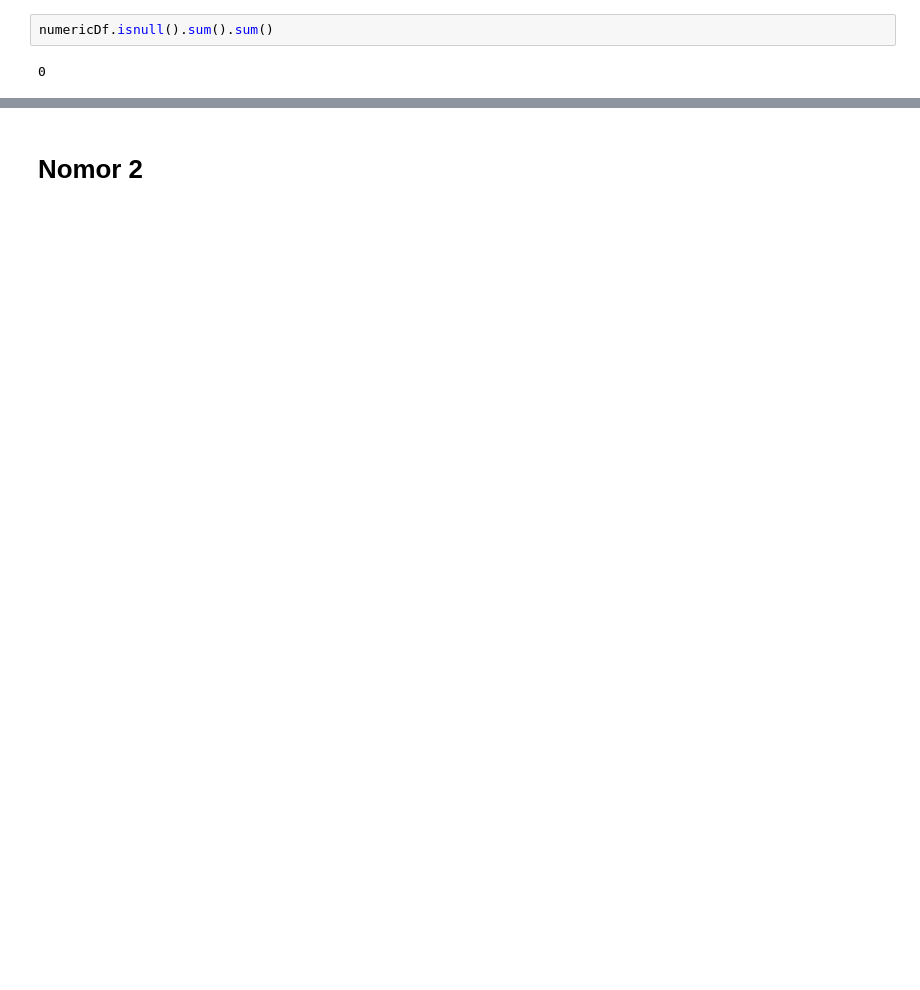
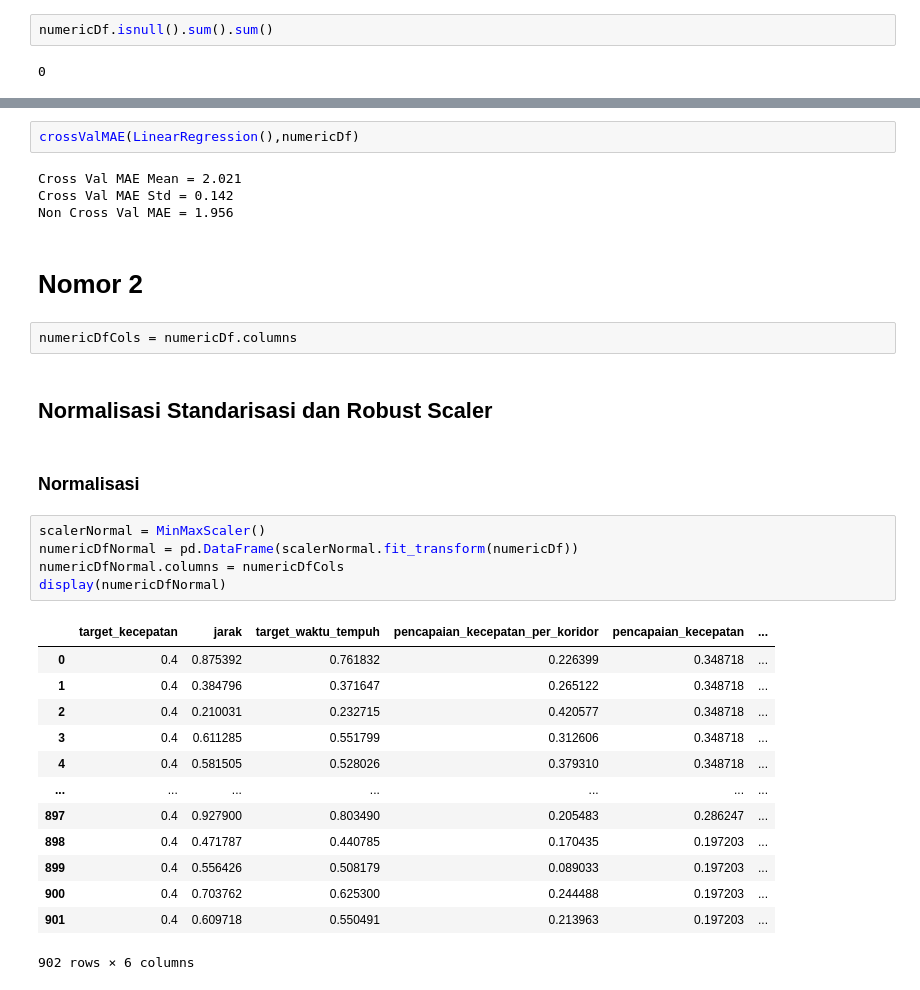
Before and after one commit to StefannusChristian/Data-Processing-and-Engineering, a Jupyter notebook: transformasi-data/IBDA3111_StefannusChristian_202000138_TransformasiData.ipynb, the cells around one changed output, grey strips where cells are left out. Cells and saved outputs as stored; diff of their text form; blank space fills up the shorter version.

```diff
--- a/transformasi-data/IBDA3111_StefannusChristian_202000138_TransformasiData.ipynb
+++ b/transformasi-data/IBDA3111_StefannusChristian_202000138_TransformasiData.ipynb
@@ -124,2 +126,33 @@ Mean Absolute Error = 1.956
+# %%
+crossValMAE(LinearRegression(),numericDf)
+# %% [output]
+Cross Val MAE Mean = 2.021
+Cross Val MAE Std = 0.142
+Non Cross Val MAE = 1.956
 # %% [markdown]
 # Nomor 2
+# %%
+numericDfCols = numericDf.columns
+# %% [markdown]
+## Normalisasi Standarisasi dan Robust Scaler
+# %% [markdown]
+### Normalisasi
+# %%
+scalerNormal = MinMaxScaler()
+numericDfNormal = pd.DataFrame(scalerNormal.fit_transform(numericDf))
+numericDfNormal.columns = numericDfCols
+display(numericDfNormal)
+# %% [output]
+|  | target_kecepatan | jarak | target_waktu_tempuh | pencapaian_kecepatan_per_koridor | pencapaian_kecepatan | ... |
+| 0 | 0.4 | 0.875392 | 0.761832 | 0.226399 | 0.348718 | ... |
+| 1 | 0.4 | 0.384796 | 0.371647 | 0.265122 | 0.348718 | ... |
+| 2 | 0.4 | 0.210031 | 0.232715 | 0.420577 | 0.348718 | ... |
+| 3 | 0.4 | 0.611285 | 0.551799 | 0.312606 | 0.348718 | ... |
+| 4 | 0.4 | 0.581505 | 0.528026 | 0.379310 | 0.348718 | ... |
+| ... | ... | ... | ... | ... | ... | ... |
+| 897 | 0.4 | 0.927900 | 0.803490 | 0.205483 | 0.286247 | ... |
+| 898 | 0.4 | 0.471787 | 0.440785 | 0.170435 | 0.197203 | ... |
+| 899 | 0.4 | 0.556426 | 0.508179 | 0.089033 | 0.197203 | ... |
+| 900 | 0.4 | 0.703762 | 0.625300 | 0.244488 | 0.197203 | ... |
+| 901 | 0.4 | 0.609718 | 0.550491 | 0.213963 | 0.197203 | ... |
+902 rows × 6 columns
```
Also changed, not shown: parts of 24 cells of this notebook.
